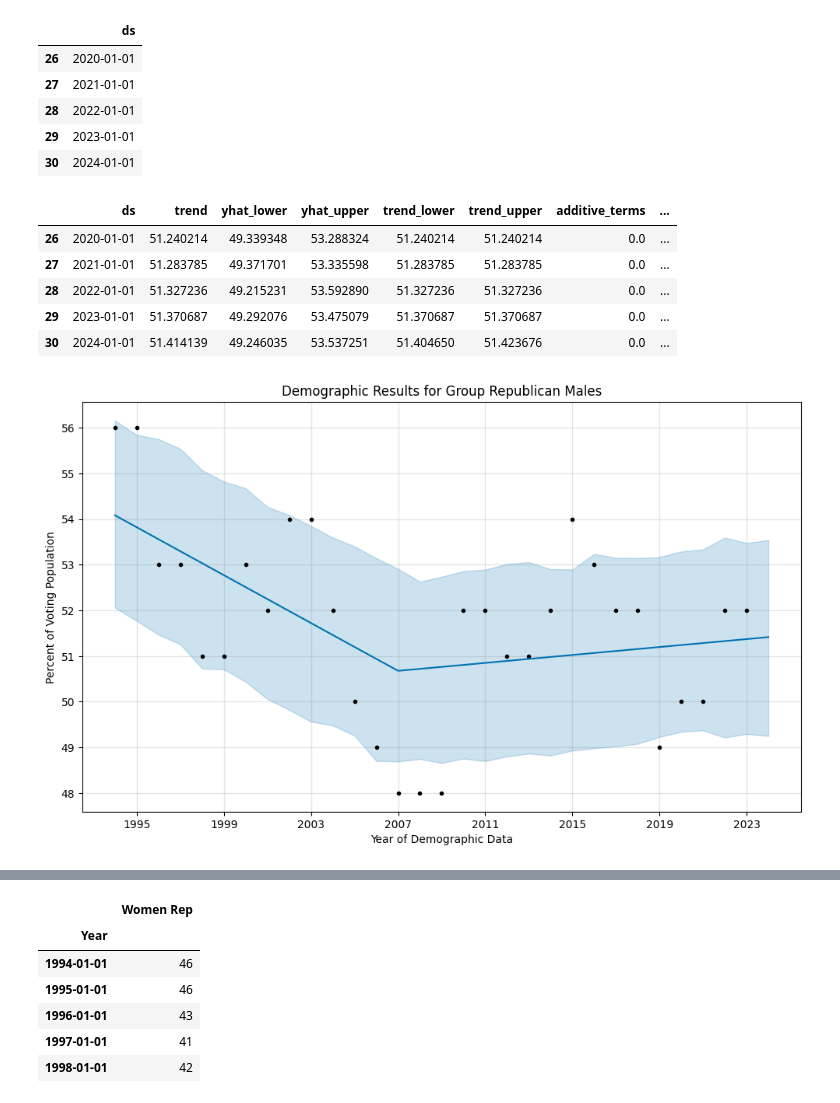
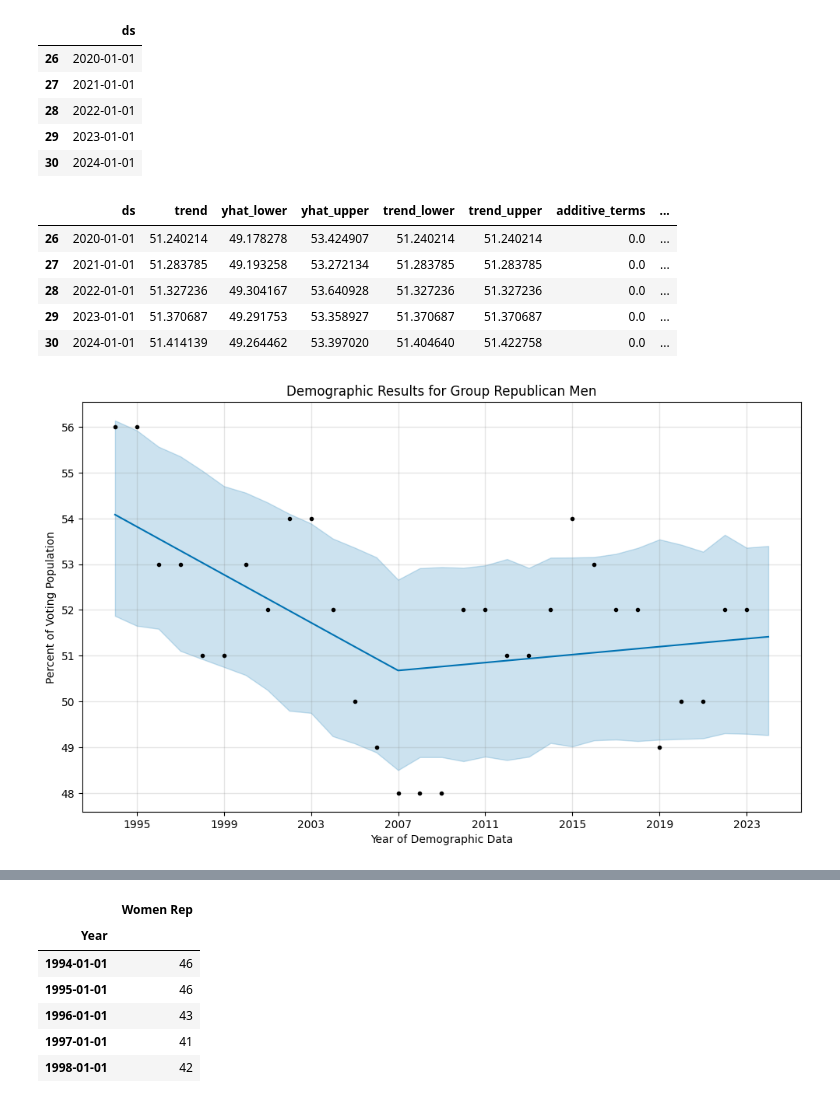
Before and after one commit to azcafriz13/project-1-election-data-analysis, a Jupyter notebook: Demographic_Dataframe_Collection.ipynb, the cells around one changed output, grey strips where cells are left out. Cells and saved outputs as stored; diff of their text form; code cells hidden in the pictures.

```diff
--- a/Demographic_Dataframe_Collection.ipynb
+++ b/Demographic_Dataframe_Collection.ipynb
@@ -636,8 +623,8 @@ republican_male_prophet_df = republican_male_prophet_df.dropna()
 # %%
 # Call the Prophet function, store as an object
-model_republican_male = Prophet(yearly_seasonality = False)
+model_republican_men = Prophet(yearly_seasonality = False)
 # Fit the time-series model.
-model_republican_male.fit(republican_male_prophet_df)
+model_republican_men.fit(republican_men_prophet_df)
 # %% [output]
 INFO:prophet:Disabling weekly seasonality. Run prophet with weekly_seasonality=True to override this.
 INFO:prophet:Disabling daily seasonality. Run prophet with daily_seasonality=True to override this.
@@ -655,10 +642,10 @@ INFO:cmdstanpy:Chain [1] done processing
 # %%
 # Create a future dataframe to hold predictions
 # Make the prediction go out one year
-future_republican_male_trends = model_republican_male.make_future_dataframe(periods=1, freq="A")
+future_republican_men_trends = model_republican_men.make_future_dataframe(periods=1, freq="A")
 
 # View the last five rows of the future DataFrame
-display(future_republican_male_trends.tail())
+display(future_republican_men_trends.tail())
 # %% [output]
 |  | ds |
 | 26 | 2020-01-01 |
@@ -668,8 +655,8 @@ display(future_republican_male_trends.tail())
 | 30 | 2023-12-31 |
 # %%
 # Replace the 2023-12-31 date in the forecast Dataframe with 2024-01-01
-future_republican_male_trends['ds'].replace('2023-12-31', '2024-01-01', inplace=True)
-display(future_republican_male_trends.tail())
+future_republican_men_trends['ds'].replace('2023-12-31', '2024-01-01', inplace=True)
+display(future_republican_men_trends.tail())
 # %% [output]
 |  | ds |
 | 26 | 2020-01-01 |
@@ -679,22 +666,22 @@ display(future_republican_male_trends.tail())
 | 30 | 2024-01-01 |
 # %%
 # Make the predictions for the trend data using the future_*_trends DataFrame
-forecast_republican_male_trends=model_republican_male.predict(future_republican_male_trends)
+forecast_republican_men_trends=model_republican_men.predict(future_republican_men_trends)
 # Display the last five rows of the forecast_*_trends DataFrame
-forecast_republican_male_trends.tail()
+forecast_republican_men_trends.tail()
 # %% [output]
 |  | ds | trend | yhat_lower | yhat_upper | trend_lower | trend_upper | additive_terms | ... |
-| 26 | 2020-01-01 | 51.240214 | 49.339348 | 53.288324 | 51.240214 | 51.240214 | 0.0 | ... |
-| 27 | 2021-01-01 | 51.283785 | 49.371701 | 53.335598 | 51.283785 | 51.283785 | 0.0 | ... |
-| 28 | 2022-01-01 | 51.327236 | 49.215231 | 53.592890 | 51.327236 | 51.327236 | 0.0 | ... |
-| 29 | 2023-01-01 | 51.370687 | 49.292076 | 53.475079 | 51.370687 | 51.370687 | 0.0 | ... |
-| 30 | 2024-01-01 | 51.414139 | 49.246035 | 53.537251 | 51.404650 | 51.423676 | 0.0 | ... |
+| 26 | 2020-01-01 | 51.240214 | 49.178278 | 53.424907 | 51.240214 | 51.240214 | 0.0 | ... |
+| 27 | 2021-01-01 | 51.283785 | 49.193258 | 53.272134 | 51.283785 | 51.283785 | 0.0 | ... |
+| 28 | 2022-01-01 | 51.327236 | 49.304167 | 53.640928 | 51.327236 | 51.327236 | 0.0 | ... |
+| 29 | 2023-01-01 | 51.370687 | 49.291753 | 53.358927 | 51.370687 | 51.370687 | 0.0 | ... |
+| 30 | 2024-01-01 | 51.414139 | 49.264462 | 53.397020 | 51.404640 | 51.422758 | 0.0 | ... |
 # %%
 # Plot the Prophet predictions for the trends data
 from matplotlib import pyplot as plt
-fig = model_republican_male.plot(forecast_republican_male_trends,xlabel='Year of Demographic Data', ylabel='Percent of Voting Population')
-plt.title('Demographic Results for Group Republican Males')
+fig = model_republican_men.plot(forecast_republican_men_trends,xlabel='Year of Demographic Data', ylabel='Percent of Voting Population')
+plt.title('Demographic Results for Group Republican Men')
 plt.show()
 # %% [output]
-[figure, old version]
+[figure, new version]
 # %%
```
Also changed, not shown: parts of 73 cells of this notebook.
